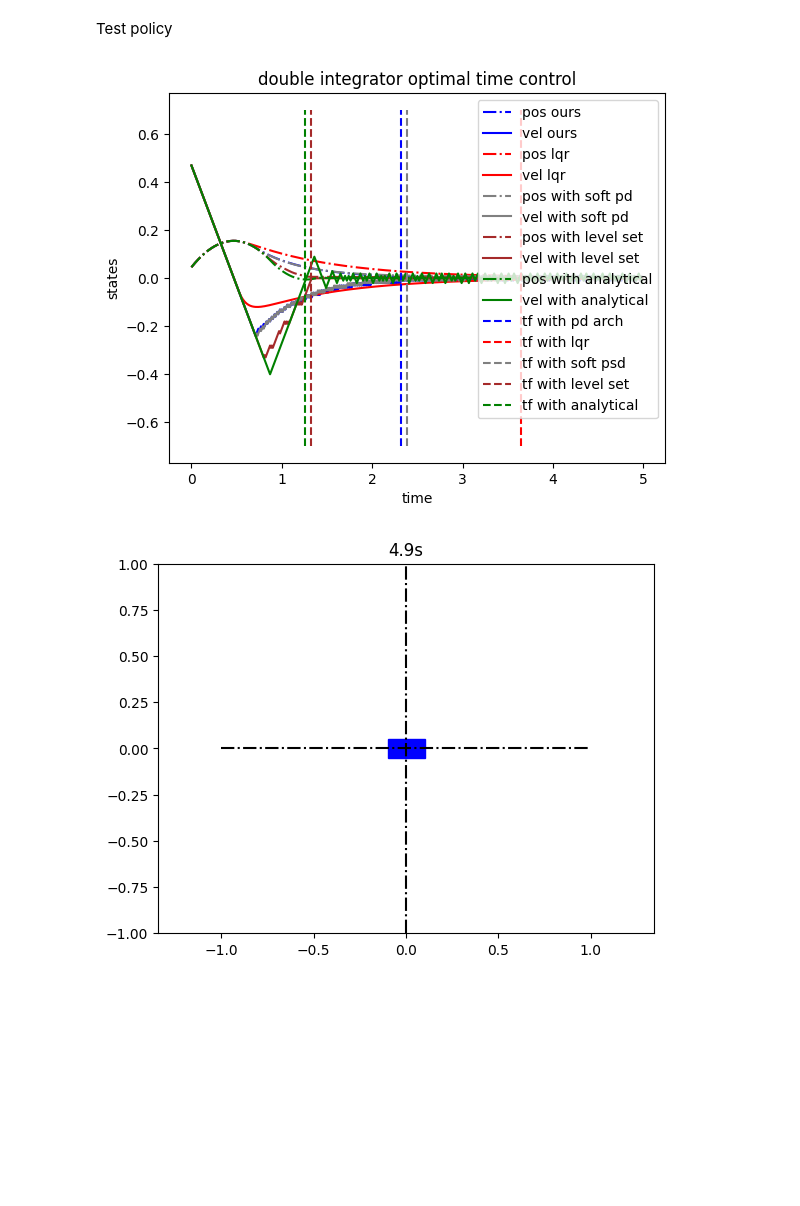
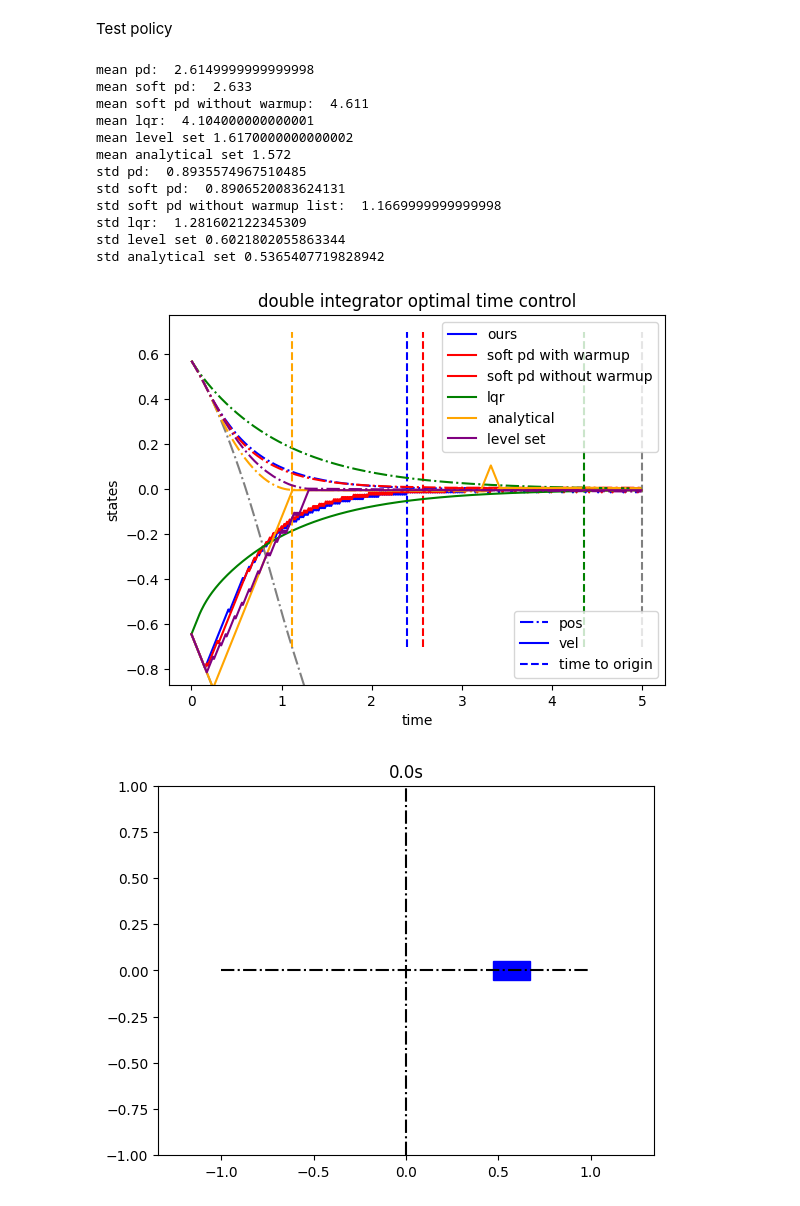
Before and after one commit to HaoxiangYou/Q_Learning_with_HJB, a Jupyter notebook: examples/double_integrator_optimal_time.ipynb, the cells around one changed output. Saved outputs shown, nothing was run; the diff lists cells and outputs as text; code cells hidden in the pictures; blank space fills up the shorter version.

```diff
--- a/examples/double_integrator_optimal_time.ipynb
+++ b/examples/double_integrator_optimal_time.ipynb
@@ -42,7 +42,7 @@ A_d, B_d, _, _, _ = scipy.signal.cont2discrete((A, B, np.eye(state_dim), np.eye(
 def dynamics_step(x, u):
     return A_d @ x + B_d @ u
 # %%
-class PSDValueApproximator(nn.Module):
+class PDValueApproximator(nn.Module):
     @nn.compact
     def __call__(self, x):
         y = nn.Dense(128, use_bias=False)(x)
@@ -54,7 +54,7 @@ class PSDValueApproximator(nn.Module):
 
         return y.squeeze()
 
-class SoftPSDValueApproximator(nn.Module):
+class SoftPDValueApproximator(nn.Module):
     @nn.compact
     def __call__(self, x):
         y = nn.Dense(128)(x)
@@ -342,10 +382,10 @@ def get_level_set_control(x):
     return -np.array(np.sign(pVpvel))
 
 def get_analytical_control(x):
-    if (x[1] < 0 and x[0] <= 0.5 * x[1]**2) or (x[1] >= 0 and x[0] < -0.5*x[1]**2):
+    if x.T @ x <= metric:
+        u = 0.0
+    elif (x[1] < 0 and x[0] <= 0.5 * x[1]**2) or (x[1] >= 0 and x[0] < -0.5*x[1]**2):
         u = 1.0
-    elif x[0] == 0 and x[1] == 0:
-        u = 0.0
     else:
         u = -1.0
     return np.array([u])
@@ -475,35 +556,66 @@ def visualize_traj(ts, xs_psd, xs_soft_psd, xs_lqr, xs_level_set, xs_analytical,
 
     return fig, anim
 # %%
-optimal_t_psd_list = []
-optimal_t_soft_psd_list = []
+optimal_t_pd_list = []
+optimal_t_soft_pd_list = []
+optimal_t_soft_pd_without_warmup_list = []
 optimal_t_lqr_list = []
 optimal_t_level_set_list = []
 optimal_t_analytical_list = []
 
 x0 = np.random.uniform(low=-1,high=1, size=(2,))
-ts, xs_psd, xs_soft_psd, xs_lqr, xs_level_set, xs_analytical, optimal_t_psd, optimal_t_soft_psd, optimal_t_lqr, optimal_t_level_set, optimal_t_analytical = test_learned_policy(x0)
-optimal_t_psd_list.append(optimal_t_psd)
-optimal_t_soft_psd_list.append(optimal_t_soft_psd)
+ts, xs_pd, xs_soft_pd, xs_soft_pd_without_warmup, xs_lqr, xs_level_set, xs_analytical, optimal_t_pd, optimal_t_soft_pd, optimal_t_soft_pd_without_warmup, optimal_t_lqr, optimal_t_level_set, optimal_t_analytical = test_learned_policy(x0)
+optimal_t_pd_list.append(optimal_t_pd)
+optimal_t_soft_pd_list.append(optimal_t_soft_pd)
+optimal_t_soft_pd_without_warmup_list.append(optimal_t_soft_pd_without_warmup)
 optimal_t_lqr_list.append(optimal_t_lqr)
 optimal_t_level_set_list.append(optimal_t_level_set)
 optimal_t_analytical_list.append(optimal_t_analytical)
+visualize_traj(ts, xs_pd, xs_soft_pd, xs_soft_pd_without_warmup, xs_lqr, xs_level_set, xs_analytical, optimal_t_pd, optimal_t_soft_pd, optimal_t_soft_pd_without_warmup, optimal_t_lqr, optimal_t_level_set, optimal_t_analytical)
+fig, anim = anim_pd_traj(ts, xs_pd)
 
-fig, anim = visualize_traj(ts, xs_psd, xs_soft_psd, xs_lqr, xs_level_set, xs_analytical, optimal_t_psd, optimal_t_soft_psd, optimal_t_lqr, optimal_t_level_set, optimal_t_analytical)
 for i in range(1, 10):
     x0 = np.random.uniform(low=-1,high=1, size=(2,))
-    ts, xs_psd, xs_soft_psd, xs_lqr, xs_level_set, xs_analytical, optimal_t_psd, optimal_t_soft_psd, optimal_t_lqr, optimal_t_level_set, optimal_t_analytical = test_learned_policy(x0)
-    optimal_t_psd_list.append(optimal_t_psd)
-    optimal_t_soft_psd_list.append(optimal_t_psd)
+    ts, xs_pd, xs_soft_pd, xs_soft_pd_without_warmup, xs_lqr, xs_level_set, xs_analytical, optimal_t_pd, optimal_t_soft_pd, optimal_t_soft_pd_without_warmup, optimal_t_lqr, optimal_t_level_set, optimal_t_analytical = test_learned_policy(x0)
+    optimal_t_pd_list.append(optimal_t_pd)
+    optimal_t_soft_pd_list.append(optimal_t_pd)
+    optimal_t_soft_pd_without_warmup_list.append(optimal_t_soft_pd_without_warmup)
     optimal_t_lqr_list.append(optimal_t_lqr)
     optimal_t_level_set_list.append(optimal_t_level_set)
     optimal_t_analytical_list.append(optimal_t_analytical)
 
-optimal_t_psd_list = np.array(optimal_t_psd_list)
-optimal_t_soft_psd_list = np.array(optimal_t_soft_psd_list)
+optimal_t_pd_list = np.array(optimal_t_pd_list)
+optimal_t_soft_pd_list = np.array(optimal_t_soft_pd_list)
 optimal_t_lqr_list = np.array(optimal_t_lqr_list)
 optimal_t_level_set_list = np.array(optimal_t_level_set_list)
 optimal_t_analytical_list = np.array(optimal_t_analytical_list)
+optimal_t_soft_pd_without_warmup_list = np.array(optimal_t_soft_pd_without_warmup_list)
+
+print("mean pd: ", np.mean(optimal_t_pd_list))
+print("mean soft pd: ", np.mean(optimal_t_soft_pd_list))
+print("mean soft pd without warmup: ", np.mean(optimal_t_soft_pd_without_warmup_list))
+print("mean lqr: ", np.mean(optimal_t_lqr_list))
+print("mean level set", np.mean(optimal_t_level_set_list))
+print("mean analytical set", np.mean(optimal_t_analytical_list))
+
+print("std pd: ", np.std(optimal_t_pd_list))
+print("std soft pd: ", np.std(optimal_t_soft_pd_list))
+print("std soft pd without warmup list: ", np.std(optimal_t_soft_pd_without_warmup_list))
+print("std lqr: ", np.std(optimal_t_lqr_list))
+print("std level set", np.std(optimal_t_level_set_list))
+print("std analytical set", np.std(optimal_t_analytical_list))
 # %% [output]
+mean pd:  2.6149999999999998
+mean soft pd:  2.633
+mean soft pd without warmup:  4.611
+mean lqr:  4.104000000000001
+mean level set 1.6170000000000002
+mean analytical set 1.572
+std pd:  0.8935574967510485
+std soft pd:  0.8906520083624131
+std soft pd without warmup list:  1.1669999999999998
+std lqr:  1.281602122345309
+std level set 0.6021802055863344
+std analytical set 0.5365407719828942
-[figure, old version]
+[figure, new version]
-[figure, old version]
+[figure, new version]
```
Also changed, not shown: parts of 10 cells of this notebook.
